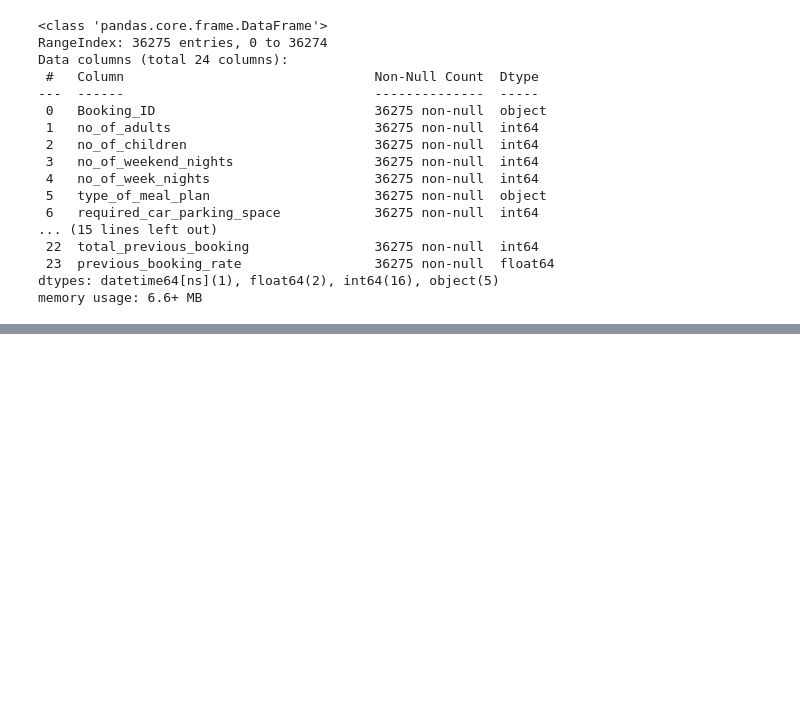
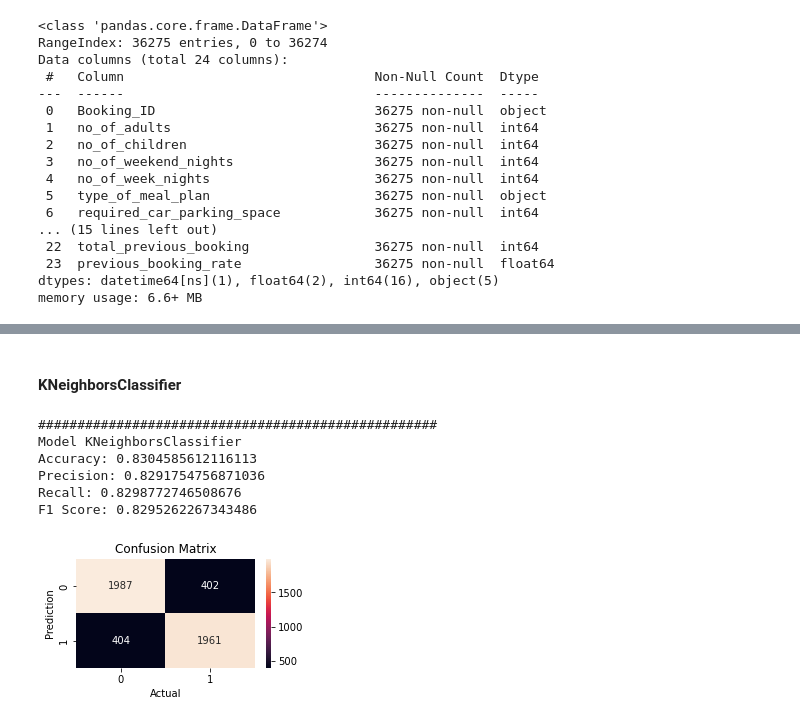
Before and after one commit to Nas-virat/Hotel_reservation, a Jupyter notebook: Hotel Reservation.ipynb, the cells around one changed output, grey strips where cells are left out. Saved outputs shown, nothing was run; the diff lists cells and outputs as text; code cells hidden in the pictures; blank space fills up the shorter version.

```diff
--- a/Hotel Reservation.ipynb
+++ b/Hotel Reservation.ipynb
@@ -506,0 +661,12 @@ from collections import Counter
+# %% [markdown]
+#### KNeighborsClassifier
+# %%
+cal_model(X_train , X_test, y_train, y_test,knn)
+# %% [output]
+###################################################
+Model KNeighborsClassifier
+Accuracy: 0.8304585612116113
+Precision: 0.8291754756871036
+Recall: 0.8298772746508676
+F1 Score: 0.8295262267343486
+[figure, added]
```
Also changed, not shown: parts of 40 cells of this notebook.
